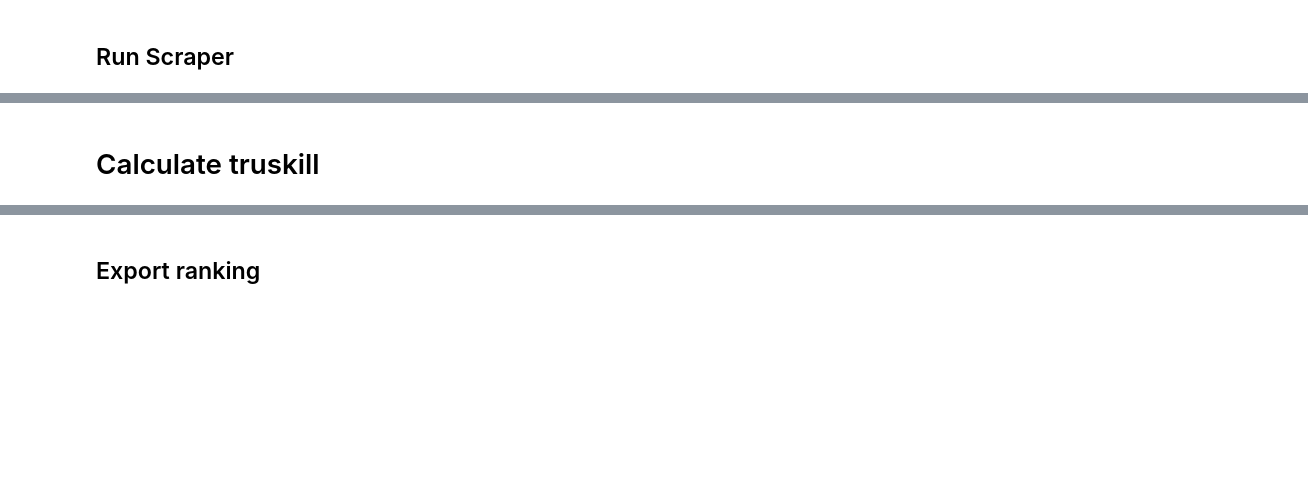
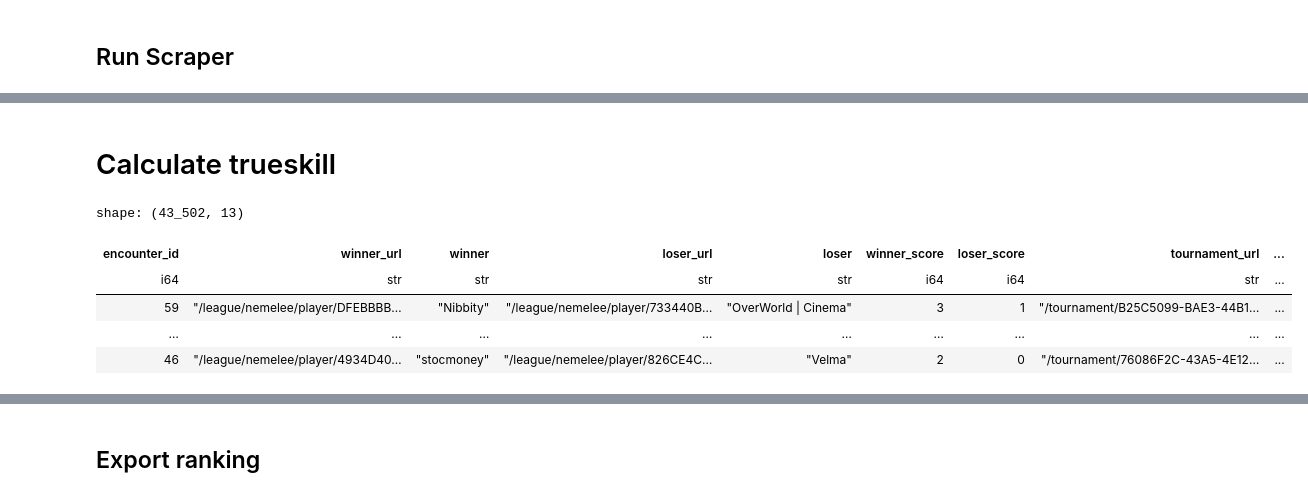
Before and after one commit to agiera/braacket-scraper, a Jupyter notebook: scraper-human.ipynb, the cells around one changed output, grey strips where cells are left out. Saved outputs shown, nothing was run; the diff lists cells and outputs as text; code cells hidden in the pictures; blank space fills up the shorter version.

```diff
--- a/scraper-human.ipynb
+++ b/scraper-human.ipynb
@@ -80 +62,8 @@ shape: (2_739, 6)
+# %%
+tournaments = extract_tournament_data(tournament_tags)
+# Convert the list of dictionaries to a Polars DataFrame
+tournaments_df = pl.DataFrame(tournaments, schema={col: pl.String for col in tournaments[0].keys()}).filter(pl.col('url').is_not_null())
+# Save the DataFrame to a CSV file
+pl.config.set_tbl_rows(2)
+tournaments_df
 # %%
@@ -186,4 +301,4 @@ shape: (182, 7)
 # %% [markdown]
-# Calculate truskill
+# Calculate trueskill
 # %%
 import trueskill
@@ -190 +306,12 @@ import trueskill
+# %%
+matches_df = pl.read_csv('data/matches.csv')
+pl.Config(tbl_rows=2)
+matches_df
+# %% [output]
+shape: (43_502, 13)
+| encounter_id | winner_url | winner | loser_url | loser | winner_score | loser_score | tournament_url | ... |
+| i64 | str | str | str | str | i64 | i64 | str | ... |
+| 59 | "/league/nemelee/player/DFEBBBB… | "Nibbity" | "/league/nemelee/player/733440B… | "OverWorld | Cinema" | 3 | 1 | "/tournament/B25C5099-BAE3-44B1… | ... |
+| … | … | … | … | … | … | … | … | ... |
+| 46 | "/league/nemelee/player/4934D40… | "stocmoney" | "/league/nemelee/player/826CE4C… | "Velma" | 2 | 0 | "/tournament/76086F2C-43A5-4E12… | ... |
 # %%
```
Also changed, not shown: parts of 29 cells of this notebook, 7 other files.
